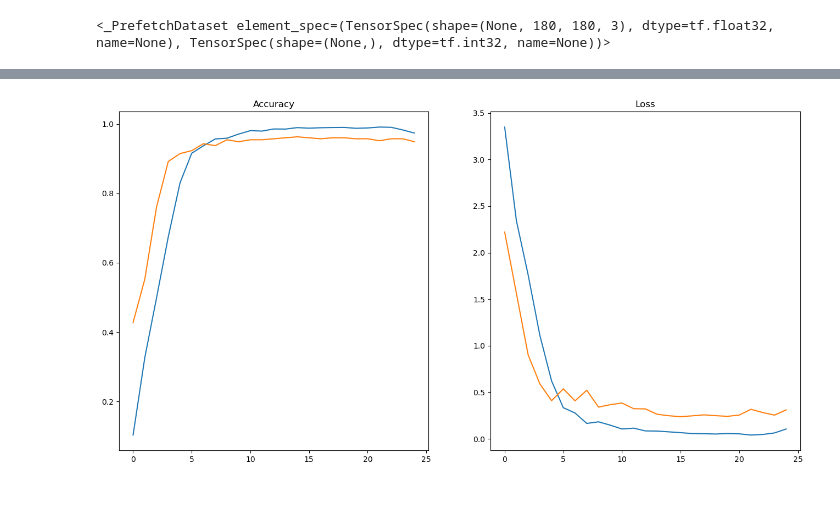
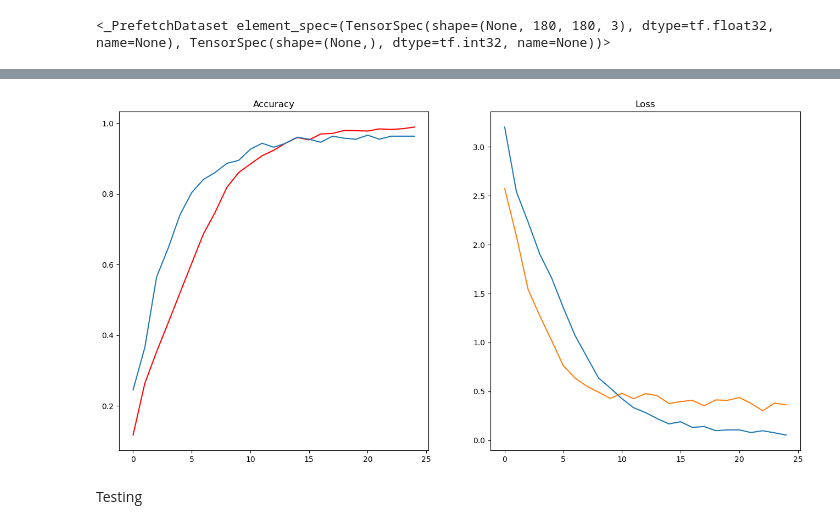
Before and after one commit to sauron432/Image-Classifier, a Jupyter notebook: iamge_classification.ipynb, the cells around one changed output, grey strips where cells are left out. Drawn from its saved outputs; the diff is of its cells as text; code cells hidden in the pictures; blank space fills up the shorter version.

```diff
--- a/iamge_classification.ipynb
+++ b/iamge_classification.ipynb
@@ -32,7 +10,7 @@ from tensorflow.keras import layers
 # %%
-data_train_path = 'Fruits_Vegetables/train'
-data_test_path = 'Fruits_Vegetables/test'
-data_validation_path = 'Fruits_Vegetables/validation'
+data_train_path = '../Fruits_Vegetables/train'
+data_test_path = '../Fruits_Vegetables/test'
+data_validation_path = '../Fruits_Vegetables/validation'
 # %%
 img_width = 180
 img_height = 180
@@ -104,0 +88,6 @@ data_train
+# %%
+rescale = Sequential([
+    layers.Rescaling(1./255),
+    layers.RandomFlip("horizontal_and_vertical")
+    #layers.RandomRotation(0.2)
+])
@@ -105,6 +96,6 @@ data_train
 # %%
 model = Sequential([
-    layers.Rescaling(1./255,),
+    rescale,
     layers.Conv2D(16,3,padding='same',activation='relu'),
     layers.MaxPooling2D(),
     layers.Conv2D(32,3,padding='same',activation='relu'),
@@ -142,18 +133,20 @@ Epoch 25/25
 # %%
 epochs_range = range(epochs_size)
 plt.figure(figsize=(16,8))
 plt.subplot(1,2,1)
-plt.plot(epochs_range,history.history['accuracy'],label='Training Accuracy')
+plt.plot(epochs_range,history.history['accuracy'],label='Training Accuracy',color='red')
 plt.plot(epochs_range,history.history['val_accuracy'],label="Validation Accuracy")
 plt.title('Accuracy')
 
 plt.subplot(1,2,2)
 plt.plot(epochs_range,history.history['loss'],label='Training Loss')
 plt.plot(epochs_range,history.history['val_loss'],label="Validation Loss")
 plt.title('Loss')
 plt.show()
 # %% [output]
-[figure, old version]
+[figure, new version]
+# %% [markdown]
+Testing
 # %%
 image = 'Image_6.JPG'
 image = tf.keras.utils.load_img(image, target_size=(img_height,img_width))
```
Also changed, not shown: parts of 11 cells of this notebook, 2 other files.
